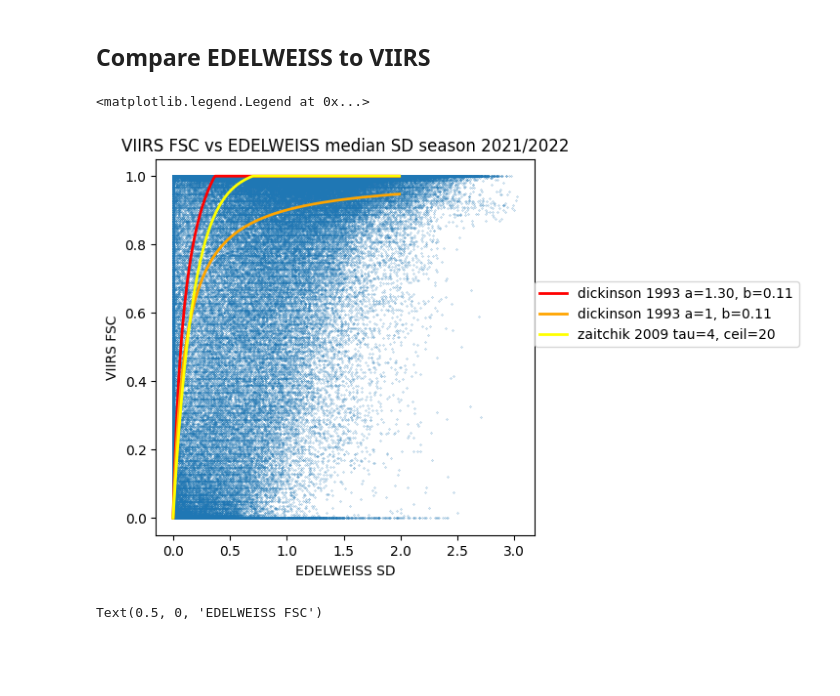
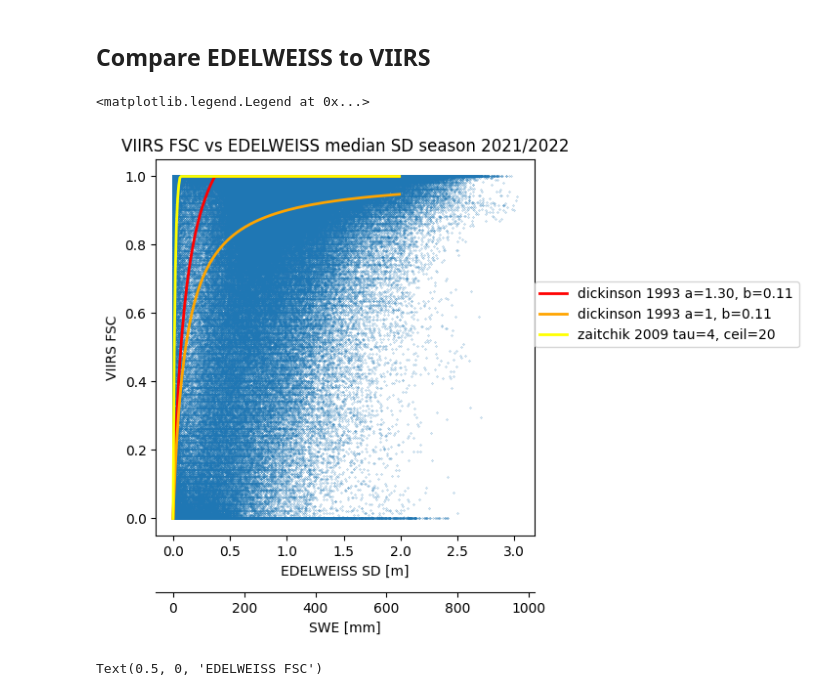
Before and after one commit to nicolaimpe/edelassim, a Jupyter notebook: notebooks/edelweiss_vs_viirs.ipynb, the cells around one changed output. Cells and saved outputs as stored; diff of their text form; code cells hidden in the pictures; blank space fills up the shorter version.

```diff
--- a/notebooks/edelweiss_vs_viirs.ipynb
+++ b/notebooks/edelweiss_vs_viirs.ipynb
@@ -5,7 +5,7 @@ from edelassim.observations import EdelweissGrandesRoussesGrid
 
 data_folder = "/home/imperatoren/work/edelweiss_assimilation/observation_operator/data/grandesrousses"
 simulation_folder = "/home/imperatoren/work/edelweiss_assimilation/simulations/postprocess/grandesrousses250m"
-period = slice("2022-02-01", "2022-06-01")
+period = slice("2021-11-01", "2022-07-01")
 grandesrousses_grid = EdelweissGrandesRoussesGrid()
 # %%
 import xarray as xr
@@ -30,41 +30,67 @@ x_poste, y_poste = find_station_locations(bdclim_dataset=bdclim)
 # %%
 from matplotlib import pyplot as plt
 import numpy as np
 from edelassim.observation_operators import dickinson, zaitchik
 
 fig, ax = plt.subplots(figsize=(5, 5))
 sd = edel.sel(x=viirs["x"], y=viirs["y"], method="nearest", time=viirs.coords["time"]).median(dim="member")
 am, bm = 1.3, 0.11
+tau, ceil = 4, 20
+mean_snow_density = 320  # kg/m3
+sd_axis = np.arange(0, 2, 0.01)  # m
+
+
+def sd_to_swe(x):
+    # SD meters, SWE mm
+    mean_snow_density = 320  # kg/m^3
+    water_density = 1000  # kg/m^3
+    m_to_mm_scale = 1000
+    return x * mean_snow_density / water_density * m_to_mm_scale
+
+
+def swe_to_sd(x):
+    # SD meters, SWE mm
+    mean_snow_density = 320  # kg/m^3
+    water_density = 1000  # kg/m^3
+    m_to_mm_scale = 1000
+    return x / mean_snow_density * water_density / m_to_mm_scale
+
+
+swe_axis = sd_to_swe(sd_axis)
+
+
 ax.scatter(sd, viirs, s=0.04)
 ax.plot(
-    np.arange(0, 2, 0.01),
-    dickinson(sd=np.arange(0, 2, 0.01), a=am, b=bm),
+    sd_axis,
+    dickinson(sd=sd_axis, a=am, b=bm),
     "r",
     linewidth=2,
     label=f"dickinson 1993 a={am:.2f}, b={bm:.2f}",
 )
 ax.plot(
-    np.arange(0, 2, 0.01),
-    dickinson(sd=np.arange(0, 2, 0.01), a=1, b=0.11),
+    sd_axis,
+    dickinson(sd=sd_axis, a=1, b=0.11),
     "orange",
     linewidth=2,
     label="dickinson 1993 a=1, b=0.11",
 )
 ax.plot(
-    np.arange(0, 2, 0.01),
-    zaitchik(swe=np.arange(0, 2, 0.01) * 1000, tau_scf=4, swe_full_snow_cover=700),
+    sd_axis,
+    zaitchik(swe=swe_axis, tau_scf=tau, swe_full_snow_cover=ceil),
     "yellow",
     linewidth=2,
-    label="zaitchik 2009 tau=4, ceil=20",
+    label=f"zaitchik 2009 tau={tau}, ceil={ceil}",
 )
 # ax.plot(np.arange(0, 2, 0.01), dickinson(sd=np.arange(0, 2, 0.01), a=am, b=bm), "r", linewidth=2)
 ax.set_title("VIIRS FSC vs EDELWEISS median SD season 2021/2022")
 ax.set_ylabel("VIIRS FSC")
-ax.set_xlabel("EDELWEISS SD")
+ax.set_xlabel("EDELWEISS SD [m]")
+secax = ax.secondary_xaxis(-0.15, functions=(sd_to_swe, swe_to_sd))
+secax.set_xlabel("SWE [mm]")
 ax.legend(loc=(1, 0.5))
 # %% [output]
 <matplotlib.legend.Legend at 0x...>
-[figure, old version]
+[figure, new version]
 # %%
 import matplotlib.pyplot as plt
 
```
Also changed, not shown: parts of 3 cells of this notebook, 3 other files.
